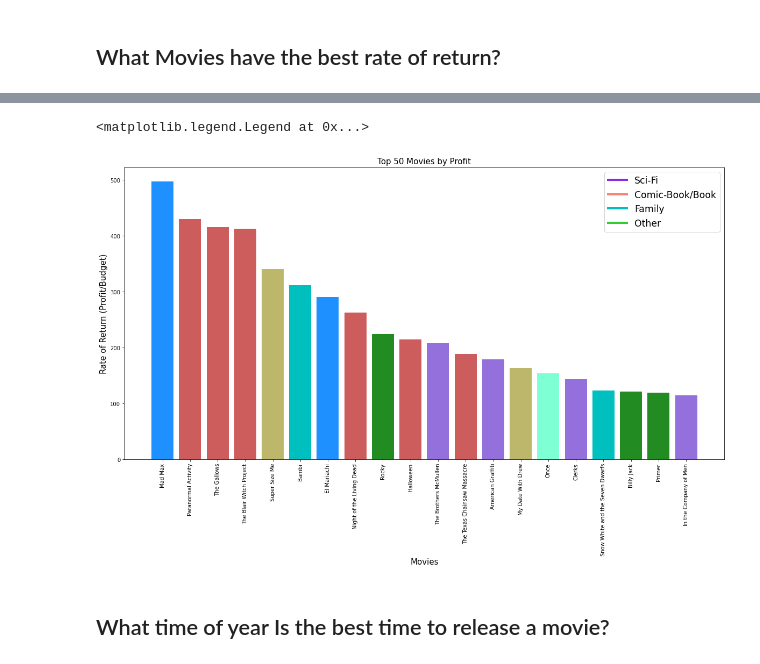
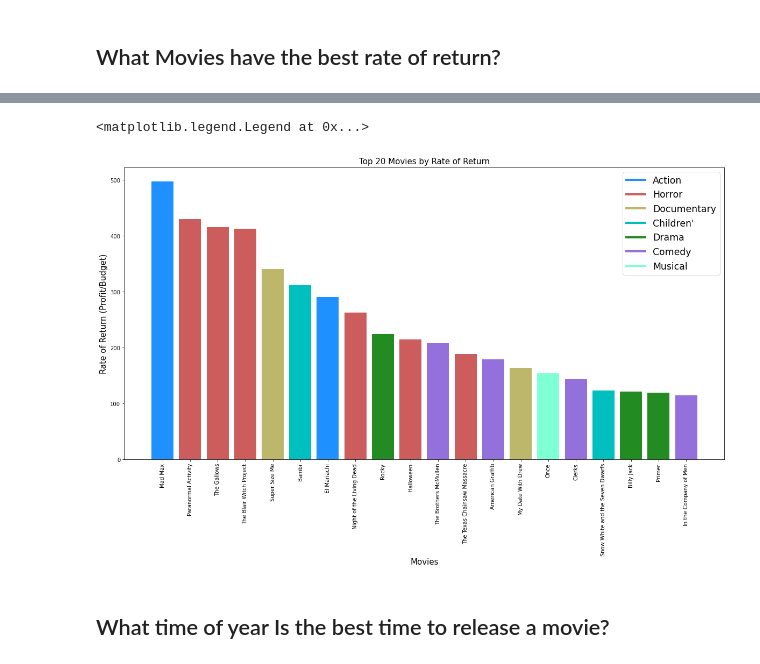
Before and after one commit to camdeman/MMA, a Jupyter notebook: Movies_Cameron.ipynb, the cells around one changed output, grey strips where cells are left out. Cells and saved outputs as stored; diff of their text form; code cells hidden in the pictures.

```diff
--- a/Movies_Cameron.ipynb
+++ b/Movies_Cameron.ipynb
@@ -176,30 +176,33 @@ top_20_rate_of_return
 # %%
 # Plot a bar graph of the most common names
 fig, ax = plt.subplots(figsize = (20,10))
 
 
 ax.bar(top_20_rate_of_return['movie'], top_20_rate_of_return['return_rate'] , color = ['dodgerblue','indianred','indianred','indianred','darkkhaki','c','dodgerblue','indianred','forestgreen','indianred','mediumpurple','indianred','mediumpurple','darkkhaki','aquamarine','mediumpurple','c','forestgreen','forestgreen','mediumpurple'])
 
 # Add labels for x and y axes
 ax.set_xlabel('Movies', fontsize = 15)
 ax.set_ylabel('Rate of Return (Profit/Budget)', fontsize = 15)
 
 #setting color
-custom_lines = [Line2D([0], [0], color="blueviolet", lw=4),
-                Line2D([0], [0], color="salmon", lw=4),
+custom_lines = [Line2D([0], [0], color="dodgerblue", lw=4),
+                Line2D([0], [0], color="indianred", lw=4),
+                Line2D([0], [0], color="darkkhaki", lw=4),
                 Line2D([0], [0], color="c", lw=4),
-                Line2D([0], [0], color="limegreen", lw=4)]
+                Line2D([0], [0], color="forestgreen", lw=4),
+                Line2D([0], [0], color="mediumpurple", lw=4),
+                Line2D([0], [0], color="aquamarine", lw=4)]
 
 # Add a title for the plot
-ax.set_title('Top 50 Movies by Profit', fontsize=15)
+ax.set_title('Top 20 Movies by Rate of Return', fontsize=15)
 
 ax.tick_params(axis='x', labelrotation = 90)
 
 # add a legend
-plt.legend(custom_lines, ['Sci-Fi', 'Comic-Book/Book', 'Family', 'Other'], fontsize="xx-large") ###
+plt.legend(custom_lines, ['Action', 'Horror', 'Documentary', 'Children\'','Drama','Comedy','Musical'], fontsize="xx-large") ###
 # %% [output]
 <matplotlib.legend.Legend at 0x...>
-[figure, old version]
+[figure, new version]
 # %% [markdown]
 ## What time of year Is the best time to release a movie?
 # %%
```
Also changed, not shown: parts of 2 cells of this notebook.
